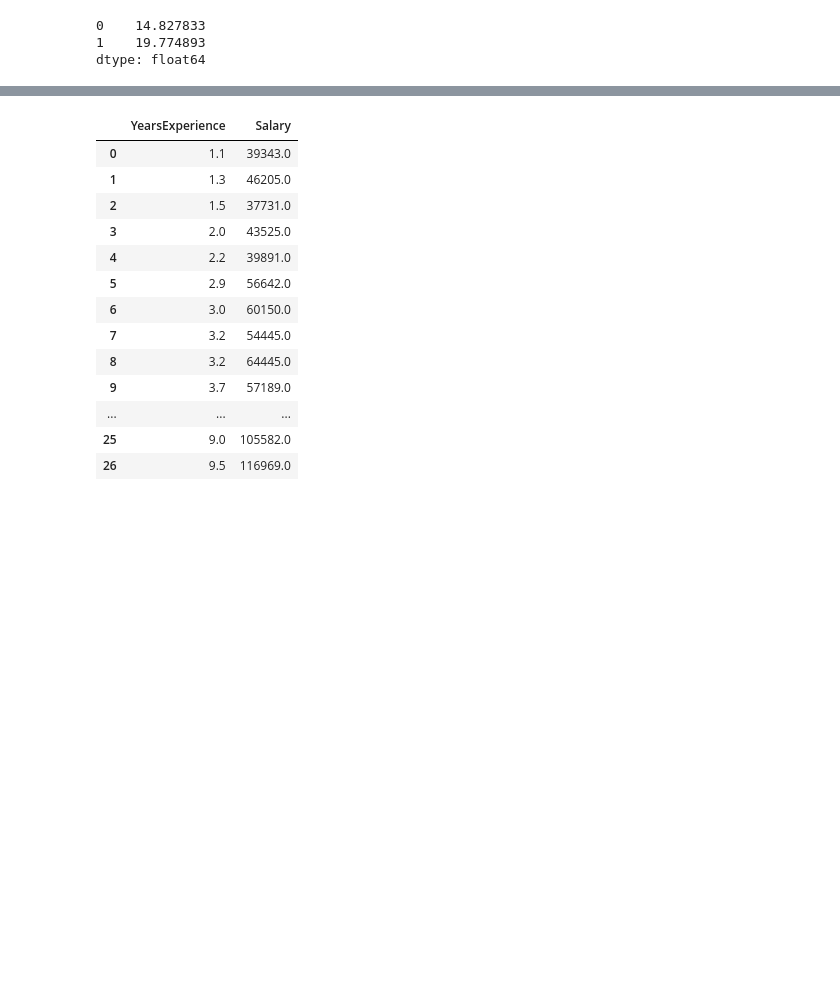
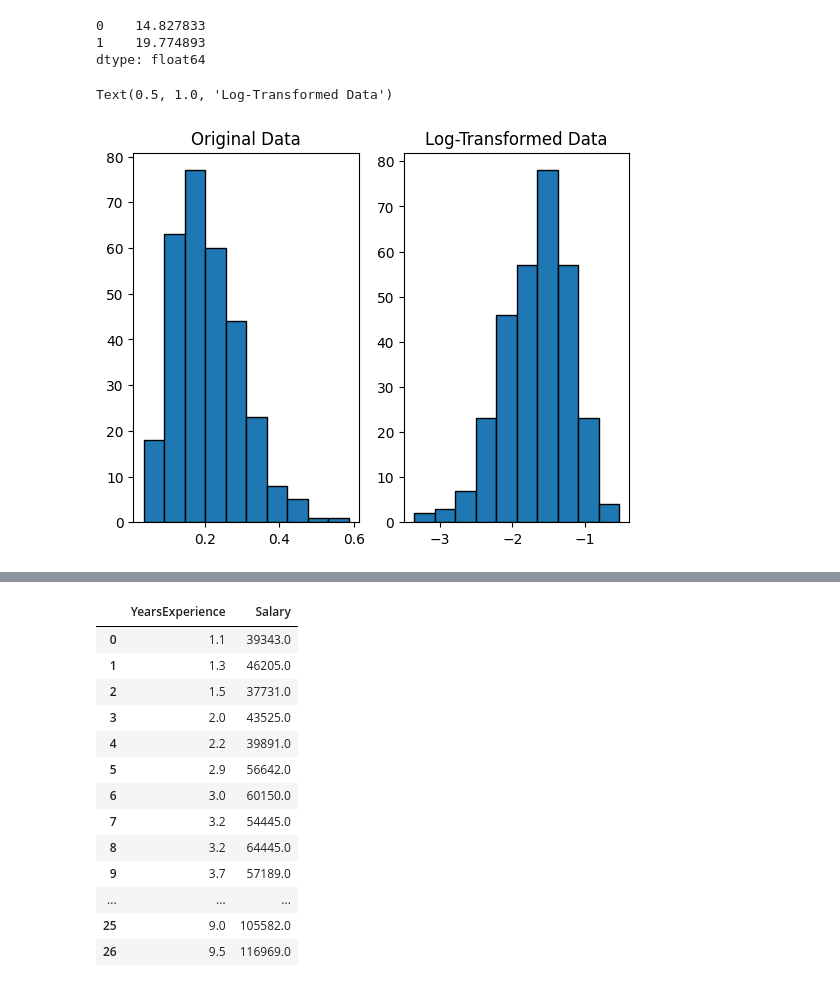
Before and after one commit to bhanupriya9916/bhanu121998, a Jupyter notebook: Assignments_3_simple_linear_regression.ipynb, the cells around one changed output, grey strips where cells are left out. Cells and saved outputs as stored; diff of their text form; code cells hidden in the pictures; blank space fills up the shorter version.

```diff
--- a/Assignments_3_simple_linear_regression.ipynb
+++ b/Assignments_3_simple_linear_regression.ipynb
@@ -157,3 +157,19 @@ model.predict(data_pred)
 0    14.827833
 1    19.774893
 dtype: float64
+# %%
+np.random.seed(0)
+#create beta distributed random variable with 200 values
+dataset = np.random.beta(a=4, b=15, size=300)
+dataset_log = np.log(dataset)
+#define grid of plots
+fig, axs = plt.subplots(nrows=1, ncols=2)
+#create histograms
+axs[0].hist(dataset, edgecolor='black')
+axs[1].hist(dataset_log, edgecolor='black')
+#add title to each histogram
+axs[0].set_title('Original Data')
+axs[1].set_title('Log-Transformed Data')
+# %% [output]
+Text(0.5, 1.0, 'Log-Transformed Data')
+[figure, added]
```
Also changed, not shown: parts of 3 cells of this notebook.
